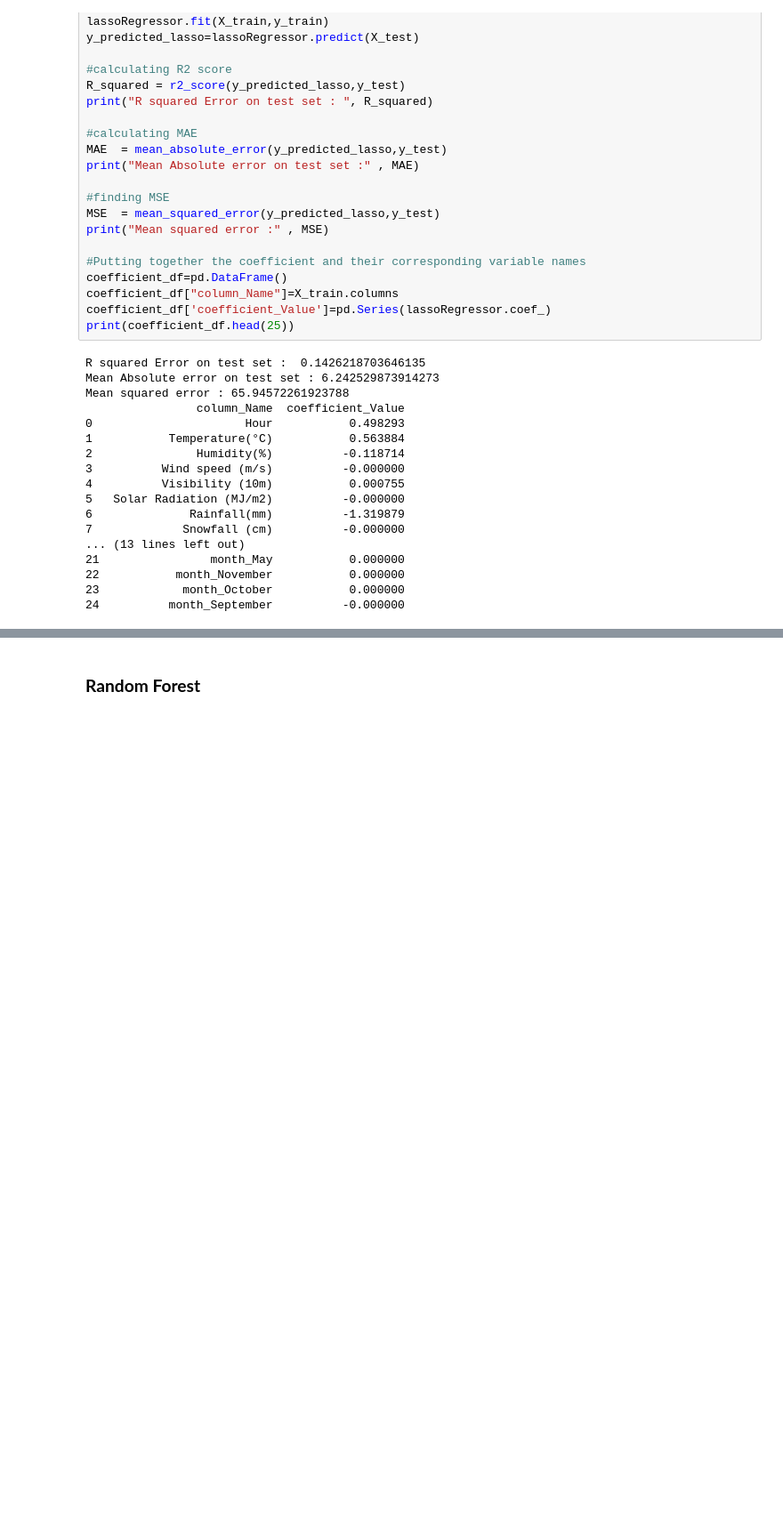
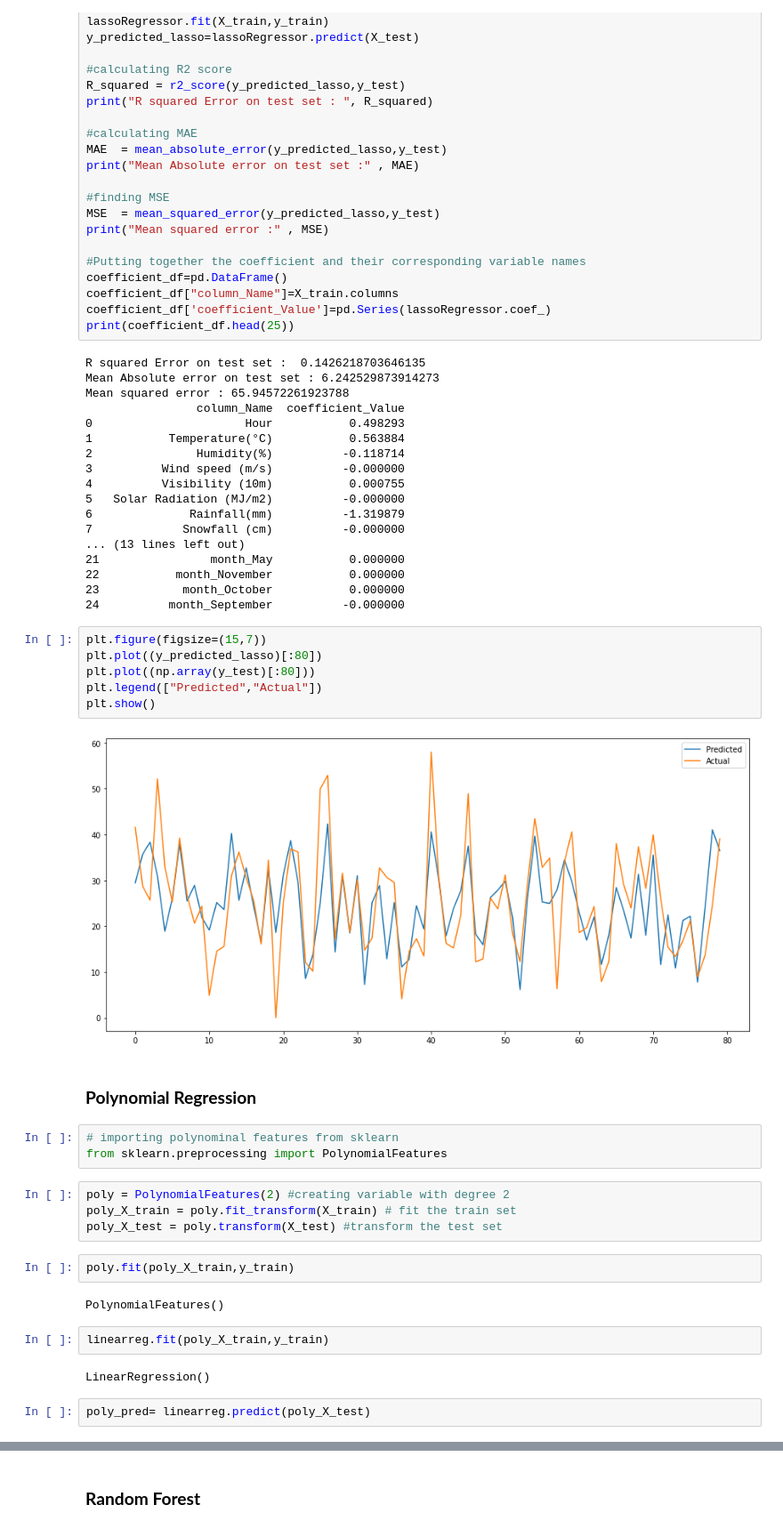
Before and after one commit to neerajac19/Bike-Sharing-Demand-Prediction, a Jupyter notebook: Bike_Sharing_Demand_Prediction_Capstone_Project.ipynb, the cells around one changed output, grey strips where cells are left out. Shown at 89% size. Cells and saved outputs as stored; diff of their text form; blank space fills up the shorter version.

```diff
--- a/Bike_Sharing_Demand_Prediction_Capstone_Project.ipynb
+++ b/Bike_Sharing_Demand_Prediction_Capstone_Project.ipynb
@@ -373,3 +390,30 @@ Mean squared error : 65.94572261923788
 22           month_November           0.000000
 23            month_October           0.000000
 24          month_September          -0.000000
+# %%
+plt.figure(figsize=(15,7))
+plt.plot((y_predicted_lasso)[:80])
+plt.plot((np.array(y_test)[:80]))
+plt.legend(["Predicted","Actual"])
+plt.show()
+# %% [output]
+[figure, added]
+# %% [markdown]
+### **Polynomial Regression**
+# %%
+# importing polynominal features from sklearn
+from sklearn.preprocessing import PolynomialFeatures
+# %%
+poly = PolynomialFeatures(2) #creating variable with degree 2
+poly_X_train = poly.fit_transform(X_train) # fit the train set
+poly_X_test = poly.transform(X_test) #transform the test set
+# %%
+poly.fit(poly_X_train,y_train)
+# %% [output]
+PolynomialFeatures()
+# %%
+linearreg.fit(poly_X_train,y_train)
+# %% [output]
+LinearRegression()
+# %%
+poly_pred= linearreg.predict(poly_X_test)
```
Also changed, not shown: parts of 53 cells of this notebook.
